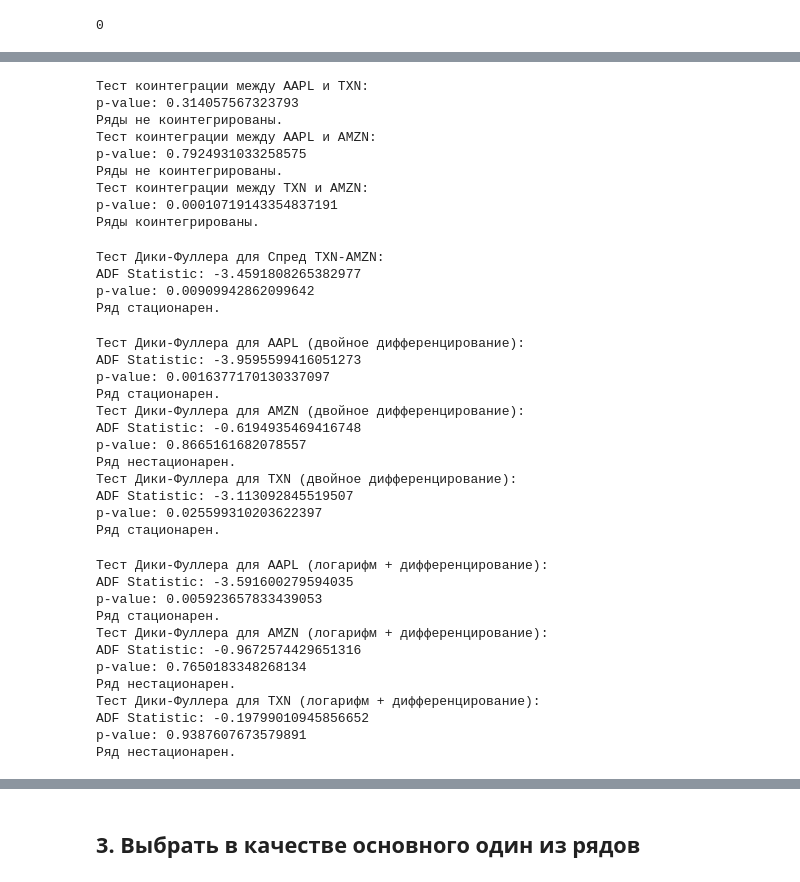
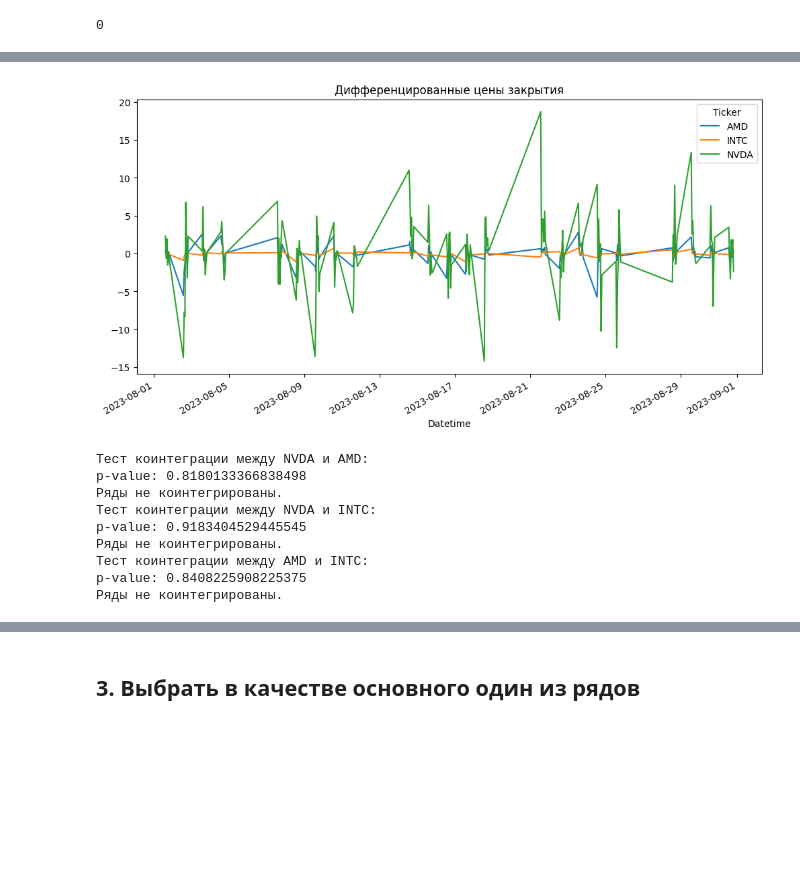
Before and after one commit to goralex02/time-series-project, a Jupyter notebook: stock_price_prediction.ipynb, the cells around one changed output, grey strips where cells are left out. Saved outputs shown, nothing was run; the diff lists cells and outputs as text; code cells hidden in the pictures; blank space fills up the shorter version.

```diff
--- a/stock_price_prediction.ipynb
+++ b/stock_price_prediction.ipynb
@@ -156,3 +197,9 @@ p-value: 0.9371247433660252
+# %%
+data_diff.plot(figsize=(12, 6))
+plt.title('Дифференцированные цены закрытия')
+plt.show()
+# %% [output]
+[figure, added]
 # %%
 from statsmodels.tsa.stattools import coint
 
@@ -166,66 +213,16 @@ def test_cointegration(series1, series2, name1, name2):
         print("Ряды не коинтегрированы.")
 
 # Проверка коинтеграции для всех пар
-pairs = [('AAPL', 'TXN'), ('AAPL', 'AMZN'), ('TXN', 'AMZN')]
+pairs = [('NVDA', 'AMD'), ('NVDA', 'INTC'), ('AMD', 'INTC')]
 for pair in pairs:
     test_cointegration(data[pair[0]], data[pair[1]], pair[0], pair[1])
 # %% [output]
-Тест коинтеграции между AAPL и TXN:
-p-value: 0.314057567323793
+Тест коинтеграции между NVDA и AMD:
+p-value: 0.8180133366838498
 Ряды не коинтегрированы.
-Тест коинтеграции между AAPL и AMZN:
-p-value: 0.7924931033258575
+Тест коинтеграции между NVDA и INTC:
+p-value: 0.9183404529445545
 Ряды не коинтегрированы.
-Тест коинтеграции между TXN и AMZN:
-p-value: 0.00010719143354837191
-Ряды коинтегрированы.
+Тест коинтеграции между AMD и INTC:
+p-value: 0.8408225908225375
+Ряды не коинтегрированы.
-# %%
-from statsmodels.api import OLS
-
-# Коинтеграционное уравнение
-model_ols = OLS(data['AMZN'], data['TXN']).fit()
-beta = model_ols.params['TXN']  # Коэффициент β
-spread = data['AMZN'] - beta * data['TXN']
-
-test_stationarity(spread, 'Спред TXN-AMZN')
-# %% [output]
-Тест Дики-Фуллера для Спред TXN-AMZN:
-ADF Statistic: -3.4591808265382977
-p-value: 0.00909942862099642
-Ряд стационарен.
-# %%
-data_diff_2 = data_diff.diff().dropna()
-for col in data_diff_2.columns:
-    test_stationarity(data_diff_2[col], f"{col} (двойное дифференцирование)")
-# %% [output]
-Тест Дики-Фуллера для AAPL (двойное дифференцирование):
-ADF Statistic: -3.9595599416051273
-p-value: 0.0016377170130337097
-Ряд стационарен.
-Тест Дики-Фуллера для AMZN (двойное дифференцирование):
-ADF Statistic: -0.6194935469416748
-p-value: 0.8665161682078557
-Ряд нестационарен.
-Тест Дики-Фуллера для TXN (двойное дифференцирование):
-ADF Statistic: -3.113092845519507
-p-value: 0.025599310203622397
-Ряд стационарен.
-# %%
-import numpy as np
-data_log = np.log(data)
-data_log_diff = data_log.diff().dropna()
-for col in data_log_diff.columns:
-    test_stationarity(data_log_diff[col], f"{col} (логарифм + дифференцирование)")
-# %% [output]
-Тест Дики-Фуллера для AAPL (логарифм + дифференцирование):
-ADF Statistic: -3.591600279594035
-p-value: 0.005923657833439053
-Ряд стационарен.
-Тест Дики-Фуллера для AMZN (логарифм + дифференцирование):
-ADF Statistic: -0.9672574429651316
-p-value: 0.7650183348268134
-Ряд нестационарен.
-Тест Дики-Фуллера для TXN (логарифм + дифференцирование):
-ADF Statistic: -0.19799010945856652
-p-value: 0.9387607673579891
-Ряд нестационарен.
```
Also changed, not shown: parts of 30 cells of this notebook.
